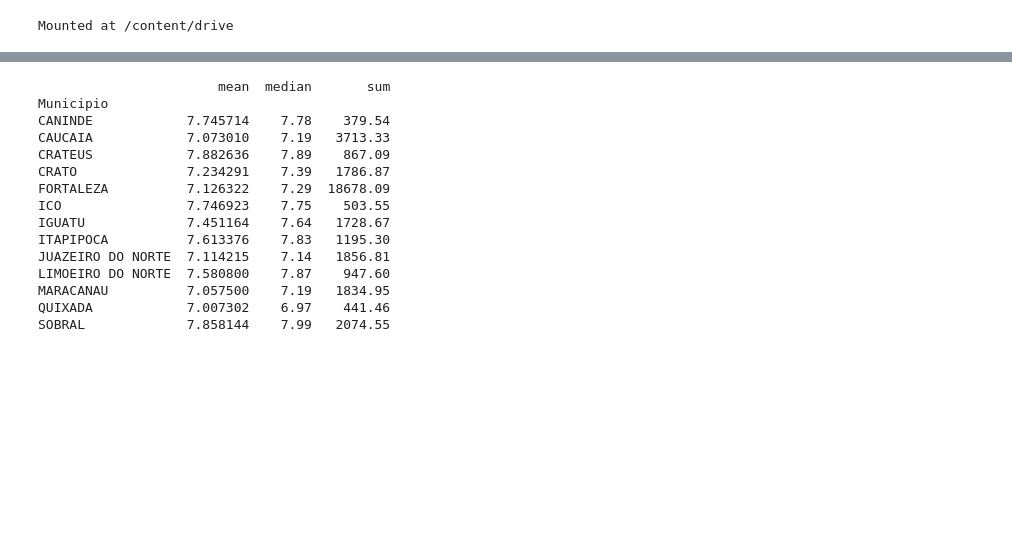
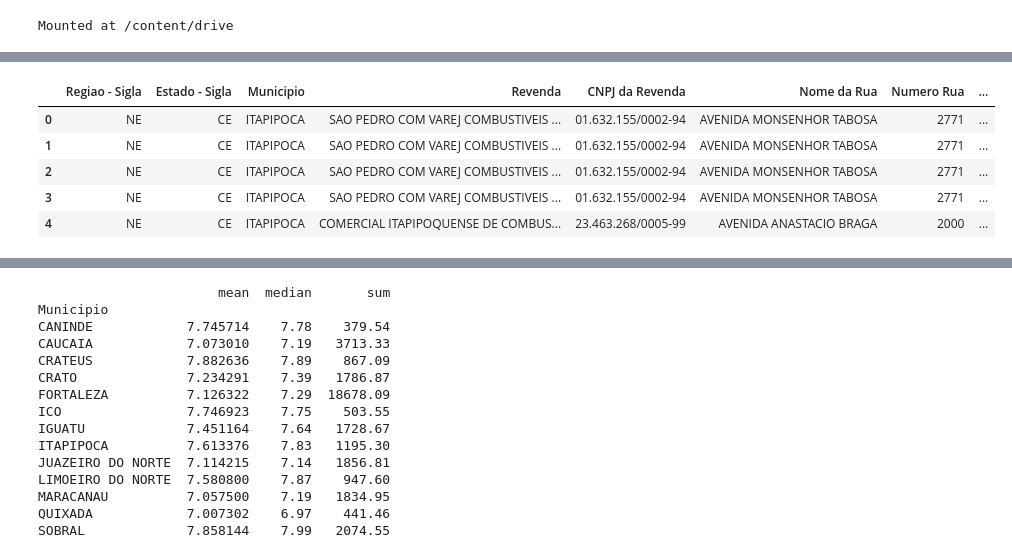
Before and after one commit to Danieloliver1/Datascience, a Jupyter notebook: precos_semestrais_ceara_2022_012.ipynb, the cells around one changed output, grey strips where cells are left out. Saved outputs shown, nothing was run; the diff lists cells and outputs as text; code cells hidden in the pictures; blank space fills up the shorter version.

```diff
--- a/precos_semestrais_ceara_2022_012.ipynb
+++ b/precos_semestrais_ceara_2022_012.ipynb
@@ -55,3 +41,12 @@ display(df)
+# %%
+df.head()
+# %% [output]
+|  | Regiao - Sigla | Estado - Sigla | Municipio | Revenda | CNPJ da Revenda | Nome da Rua | Numero Rua | ... |
+| 0 | NE | CE | ITAPIPOCA | SAO PEDRO COM VAREJ COMBUSTIVEIS ... | 01.632.155/0002-94 | AVENIDA MONSENHOR TABOSA | 2771 | ... |
+| 1 | NE | CE | ITAPIPOCA | SAO PEDRO COM VAREJ COMBUSTIVEIS ... | 01.632.155/0002-94 | AVENIDA MONSENHOR TABOSA | 2771 | ... |
+| 2 | NE | CE | ITAPIPOCA | SAO PEDRO COM VAREJ COMBUSTIVEIS ... | 01.632.155/0002-94 | AVENIDA MONSENHOR TABOSA | 2771 | ... |
+| 3 | NE | CE | ITAPIPOCA | SAO PEDRO COM VAREJ COMBUSTIVEIS ... | 01.632.155/0002-94 | AVENIDA MONSENHOR TABOSA | 2771 | ... |
+| 4 | NE | CE | ITAPIPOCA | COMERCIAL ITAPIPOQUENSE DE COMBUS... | 23.463.268/0005-99 | AVENIDA ANASTACIO BRAGA | 2000 | ... |
 # %%
 #formatando a tabela
 
```
Also changed, not shown: parts of 25 cells of this notebook.
